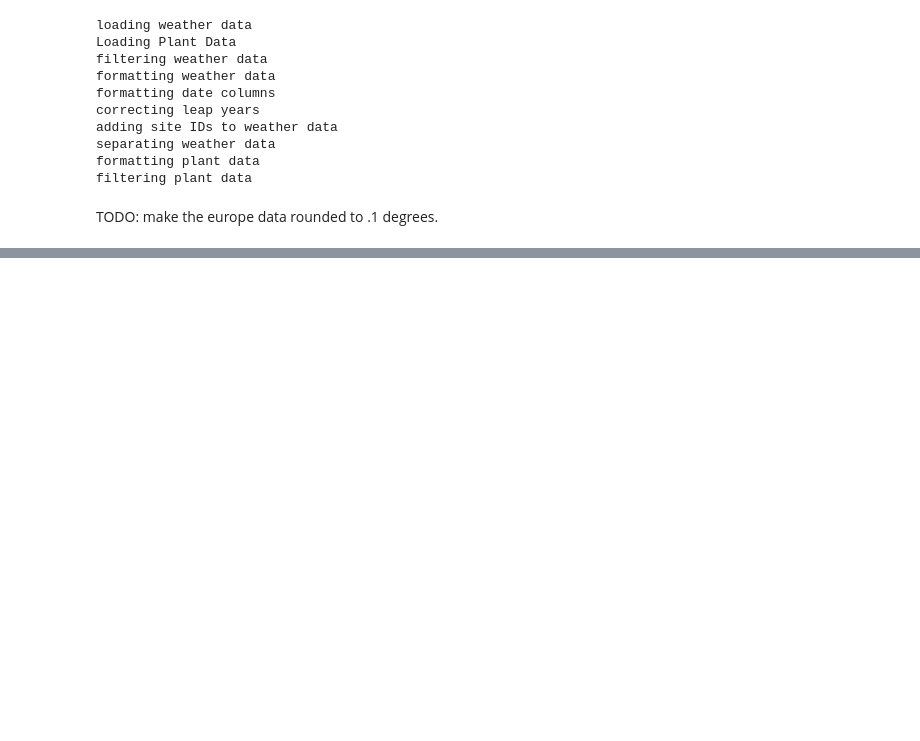
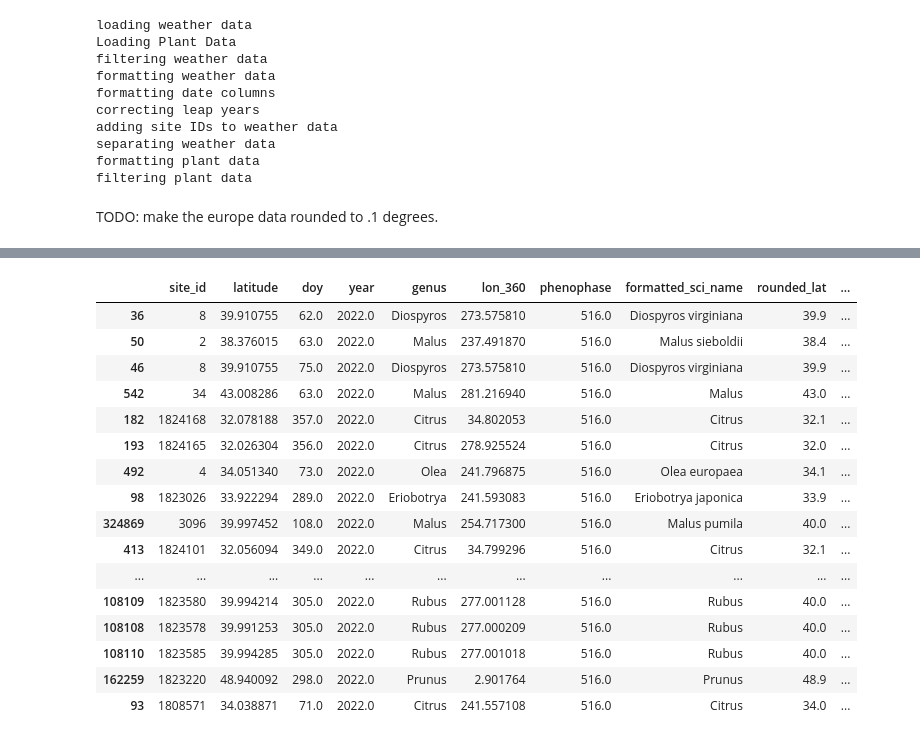
Before and after one commit to falling-fruit/dfg-seasons, a Jupyter notebook: modelling/high_res_models_finalized.ipynb, the cells around one changed output, grey strips where cells are left out. Cells and saved outputs as stored; diff of their text form; code cells hidden in the pictures; blank space fills up the shorter version.

```diff
--- a/modelling/high_res_models_finalized.ipynb
+++ b/modelling/high_res_models_finalized.ipynb
@@ -427,0 +484,20 @@ print(test_days)
+# %%
+full_prediction_df[full_prediction_df['abs_error'] >= 100].sort_values('abs_error', ascending=False)[0:50]
+# %% [output]
+|  | site_id | latitude | doy | year | genus | lon_360 | phenophase | formatted_sci_name | rounded_lat | ... |
+| 36 | 8 | 39.910755 | 62.0 | 2022.0 | Diospyros | 273.575810 | 516.0 | Diospyros virginiana | 39.9 | ... |
+| 50 | 2 | 38.376015 | 63.0 | 2022.0 | Malus | 237.491870 | 516.0 | Malus sieboldii | 38.4 | ... |
+| 46 | 8 | 39.910755 | 75.0 | 2022.0 | Diospyros | 273.575810 | 516.0 | Diospyros virginiana | 39.9 | ... |
+| 542 | 34 | 43.008286 | 63.0 | 2022.0 | Malus | 281.216940 | 516.0 | Malus | 43.0 | ... |
+| 182 | 1824168 | 32.078188 | 357.0 | 2022.0 | Citrus | 34.802053 | 516.0 | Citrus | 32.1 | ... |
+| 193 | 1824165 | 32.026304 | 356.0 | 2022.0 | Citrus | 278.925524 | 516.0 | Citrus | 32.0 | ... |
+| 492 | 4 | 34.051340 | 73.0 | 2022.0 | Olea | 241.796875 | 516.0 | Olea europaea | 34.1 | ... |
+| 98 | 1823026 | 33.922294 | 289.0 | 2022.0 | Eriobotrya | 241.593083 | 516.0 | Eriobotrya japonica | 33.9 | ... |
+| 324869 | 3096 | 39.997452 | 108.0 | 2022.0 | Malus | 254.717300 | 516.0 | Malus pumila | 40.0 | ... |
+| 413 | 1824101 | 32.056094 | 349.0 | 2022.0 | Citrus | 34.799296 | 516.0 | Citrus | 32.1 | ... |
+| ... | ... | ... | ... | ... | ... | ... | ... | ... | ... | ... |
+| 108109 | 1823580 | 39.994214 | 305.0 | 2022.0 | Rubus | 277.001128 | 516.0 | Rubus | 40.0 | ... |
+| 108108 | 1823578 | 39.991253 | 305.0 | 2022.0 | Rubus | 277.000209 | 516.0 | Rubus | 40.0 | ... |
+| 108110 | 1823585 | 39.994285 | 305.0 | 2022.0 | Rubus | 277.001018 | 516.0 | Rubus | 40.0 | ... |
+| 162259 | 1823220 | 48.940092 | 298.0 | 2022.0 | Prunus | 2.901764 | 516.0 | Prunus | 48.9 | ... |
+| 93 | 1808571 | 34.038871 | 71.0 | 2022.0 | Citrus | 241.557108 | 516.0 | Citrus | 34.0 | ... |
```
Also changed, not shown: parts of 22 cells of this notebook.
